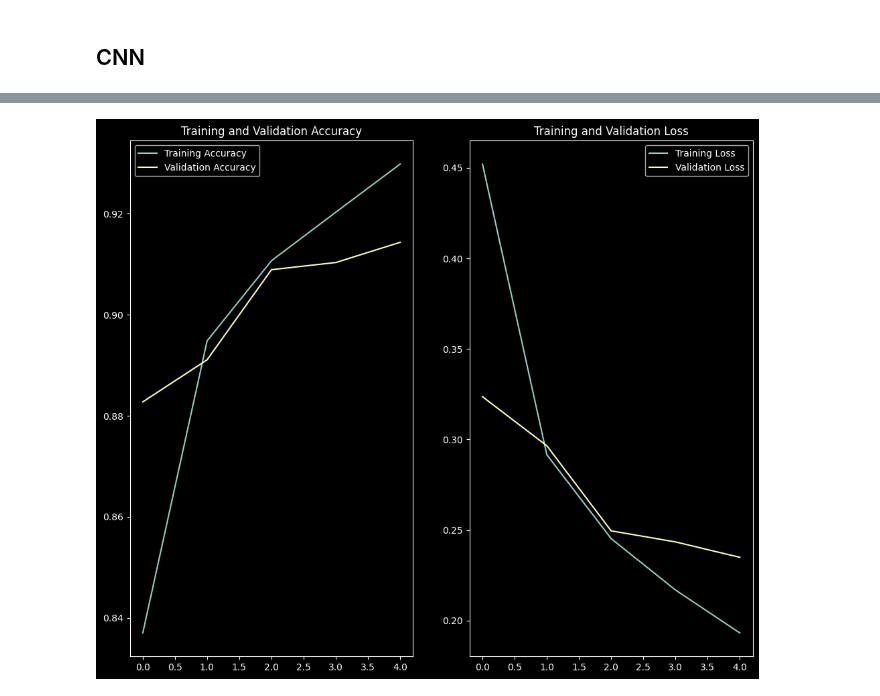
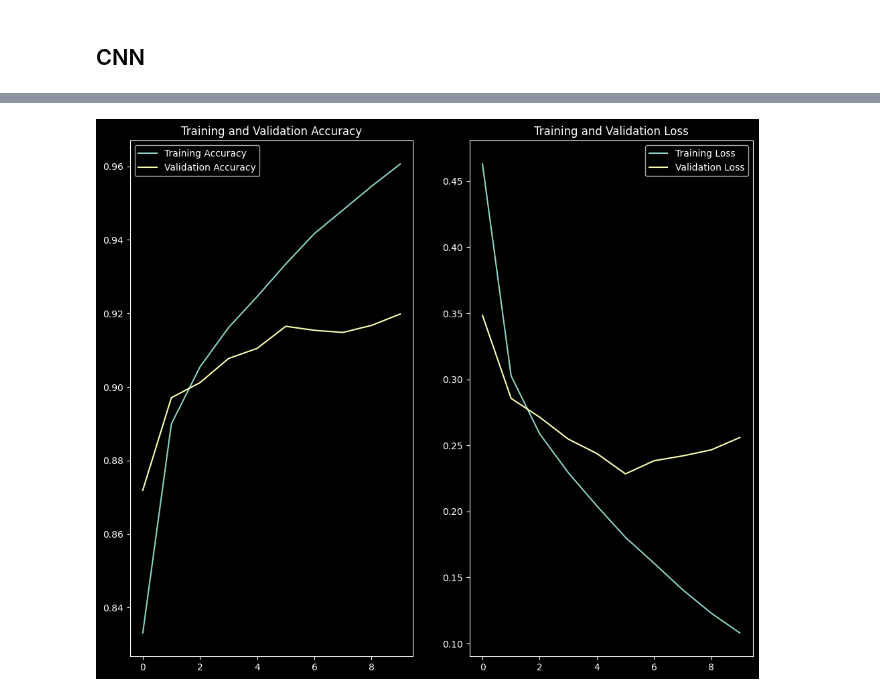
Before and after one commit to debjitpal5040/Deep_Learning_Algorithms, a Jupyter notebook: Convolutional Neural Networks/Fashion-MNIST/Tensorflow/Fashion-MNIST.ipynb, the cells around one changed output, grey strips where cells are left out. Saved outputs shown, nothing was run; the diff lists cells and outputs as text; code cells hidden in the pictures.

```diff
--- a/Convolutional Neural Networks/Fashion-MNIST/Tensorflow/Fashion-MNIST.ipynb
+++ b/Convolutional Neural Networks/Fashion-MNIST/Tensorflow/Fashion-MNIST.ipynb
@@ -154,7 +152,7 @@ cnn_history = cnn.fit(
     X_train,
     y_train,
     batch_size=64,
-    epochs=5,
+    epochs=10,
     validation_split=0.2,
     callbacks=[
         cnn_checkpoint_callback,
@@ -198,24 +206,24 @@ Validation loss: 0.26962622404098513
 # %%
-epochs_range = range(5)
+epochs_range = range(10)
 
 # Plot the training and validation accuracy
 plt.figure(figsize=(12, 10))
 plt.subplot(1, 2, 1)
 plt.plot(epochs_range, cnn_train_acc, label="Training Accuracy")
 plt.plot(epochs_range, cnn_val_acc, label="Validation Accuracy")
 plt.legend(loc="best")
 plt.title("Training and Validation Accuracy")
 
 # Plot the training and validation loss
 plt.subplot(1, 2, 2)
 plt.plot(epochs_range, cnn_train_loss, label="Training Loss")
 plt.plot(epochs_range, cnn_val_loss, label="Validation Loss")
 plt.legend(loc="best")
 plt.title("Training and Validation Loss")
 
 plt.savefig("Images/fashion-mnist_cnn_acc_loss.png", bbox_inches="tight")
 # %% [output]
-[figure, old version]
+[figure, new version]
 # %%
 cnn_test_loss, cnn_test_accuracy = cnn.evaluate(X_test, y_test)
 print("Test loss:", cnn_test_loss)
```
Also changed, not shown: parts of 8 cells of this notebook, 7 other files.
